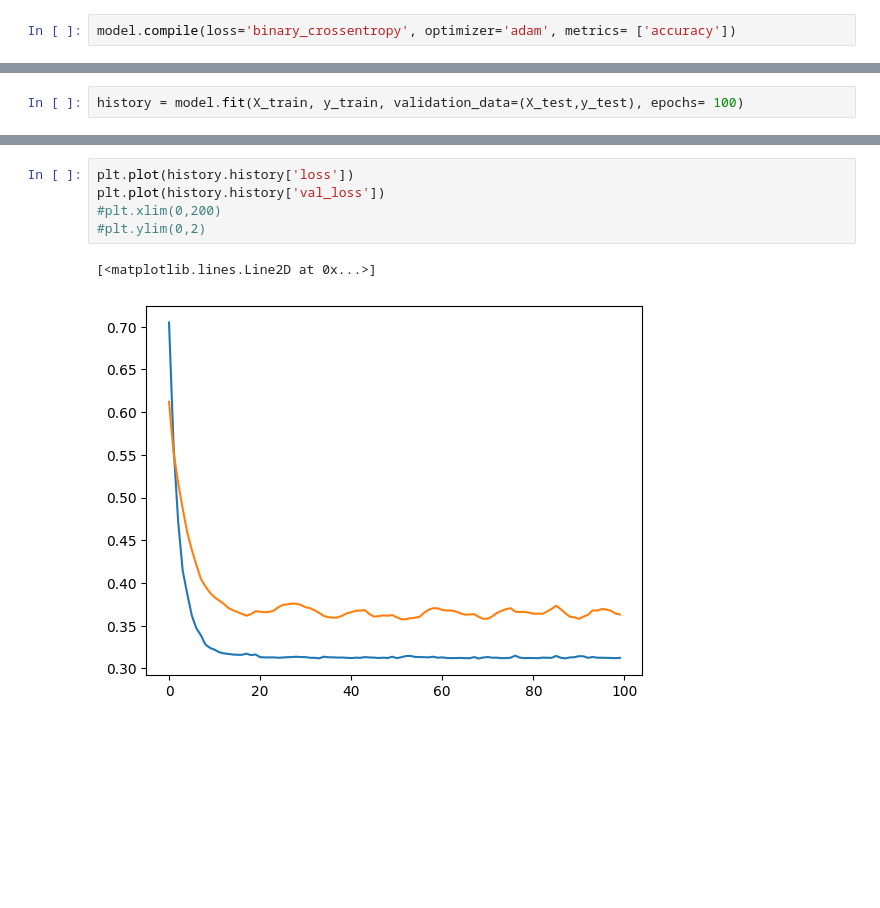
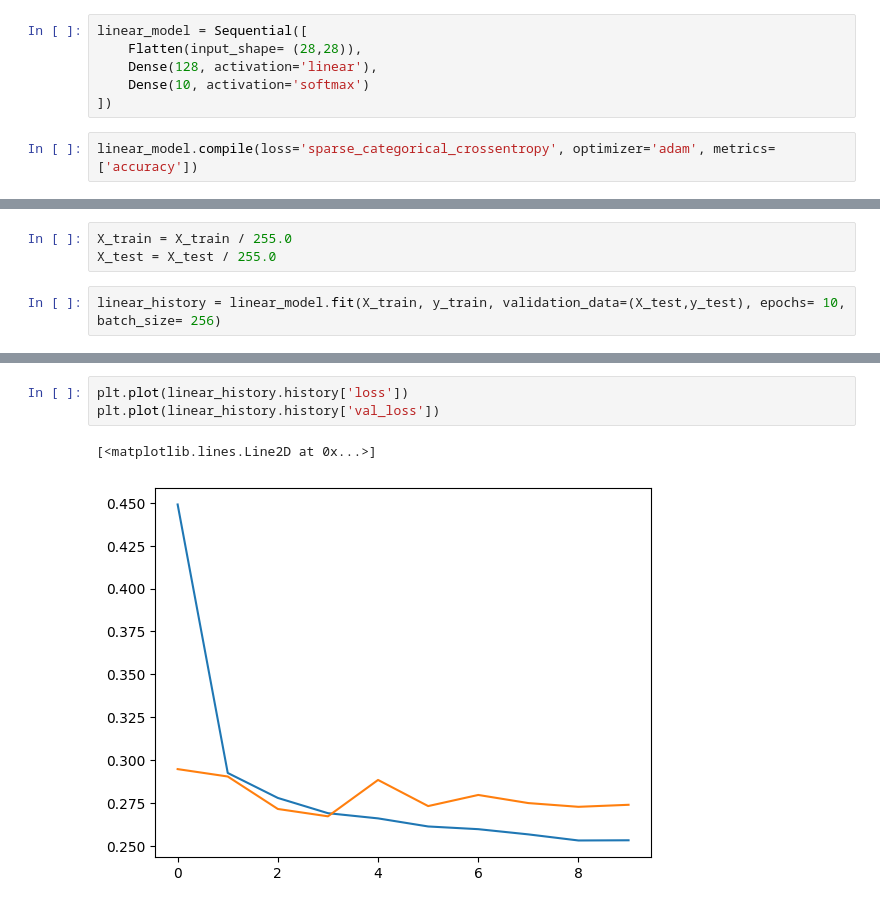
Before and after one commit to Ayush-dhabale/Deeplearning, a Jupyter notebook: notebooks/activation_func.ipynb, the cells around one changed output, grey strips where cells are left out. Drawn from its saved outputs; the diff is of its cells as text; blank space fills up the shorter version.

Commit message:
activation func variants

```diff
--- a/notebooks/activation_func.ipynb
+++ b/notebooks/activation_func.ipynb
@@ -34,2 +17,8 @@ model.add(Dense(1,activation='sigmoid'))
+# %%
+linear_model = Sequential([
+    Flatten(input_shape= (28,28)),
+    Dense(128, activation='linear'),
+    Dense(10, activation='softmax')
+])
 # %%
-model.compile(loss='binary_crossentropy', optimizer='adam', metrics= ['accuracy'])
+linear_model.compile(loss='sparse_categorical_crossentropy', optimizer='adam', metrics= ['accuracy'])
@@ -36,3 +27,6 @@ model.compile(loss='binary_crossentropy', optimizer='adam', metrics= ['accuracy'
+# %%
+X_train = X_train / 255.0
+X_test = X_test / 255.0
 # %%
-history = model.fit(X_train, y_train, validation_data=(X_test,y_test), epochs= 100)
+linear_history = linear_model.fit(X_train, y_train, validation_data=(X_test,y_test), epochs= 10, batch_size= 256)
 # %% [output]
@@ -62,8 +53,6 @@ plt.show()
 # %%
-plt.plot(history.history['loss'])
-plt.plot(history.history['val_loss'])
-#plt.xlim(0,200)
-#plt.ylim(0,2)
+plt.plot(linear_history.history['loss'])
+plt.plot(linear_history.history['val_loss'])
 # %% [output]
 [<matplotlib.lines.Line2D at 0x...>]
-[figure, old version]
+[figure, new version]
```
Also changed, not shown: parts of 35 cells of this notebook, 1 other file.
